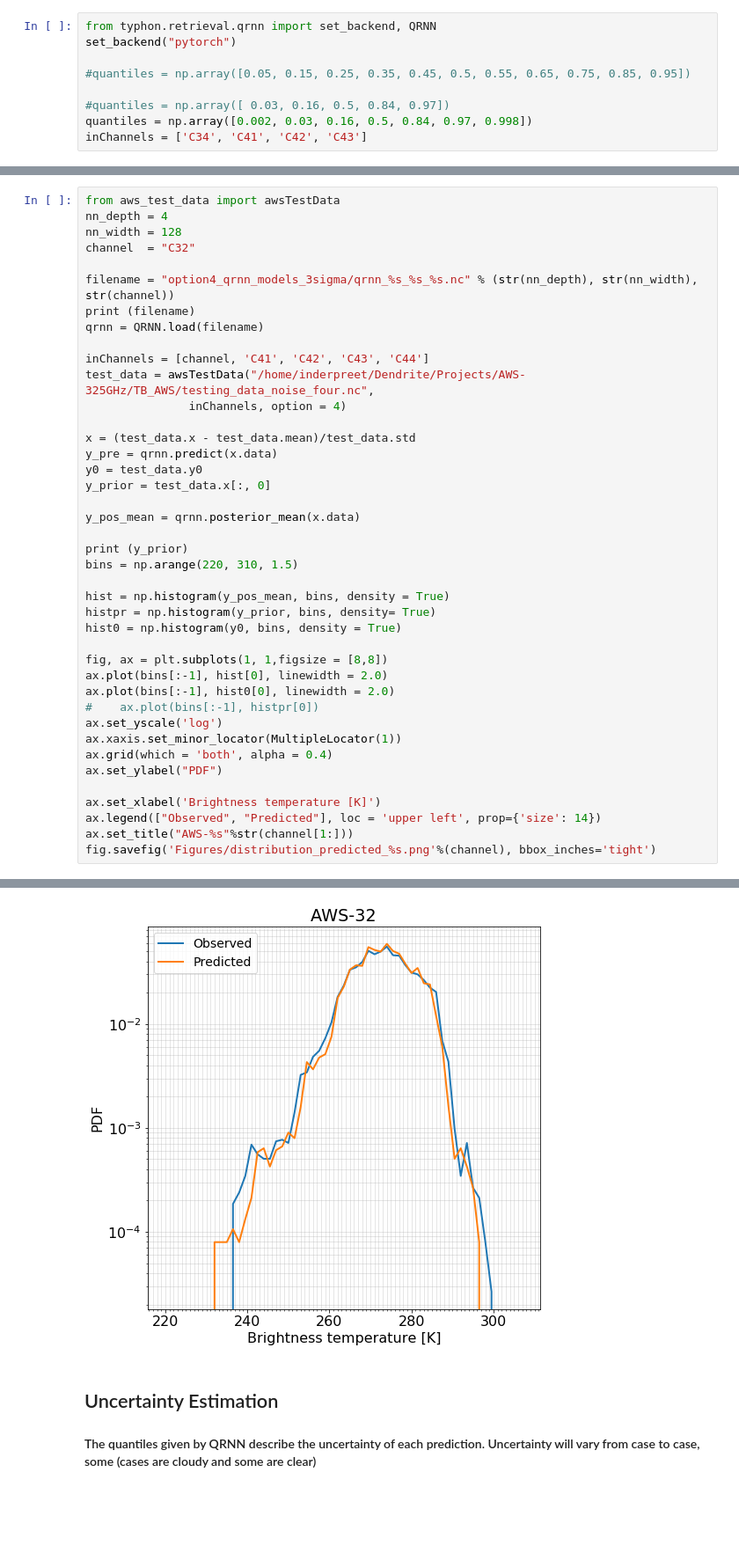
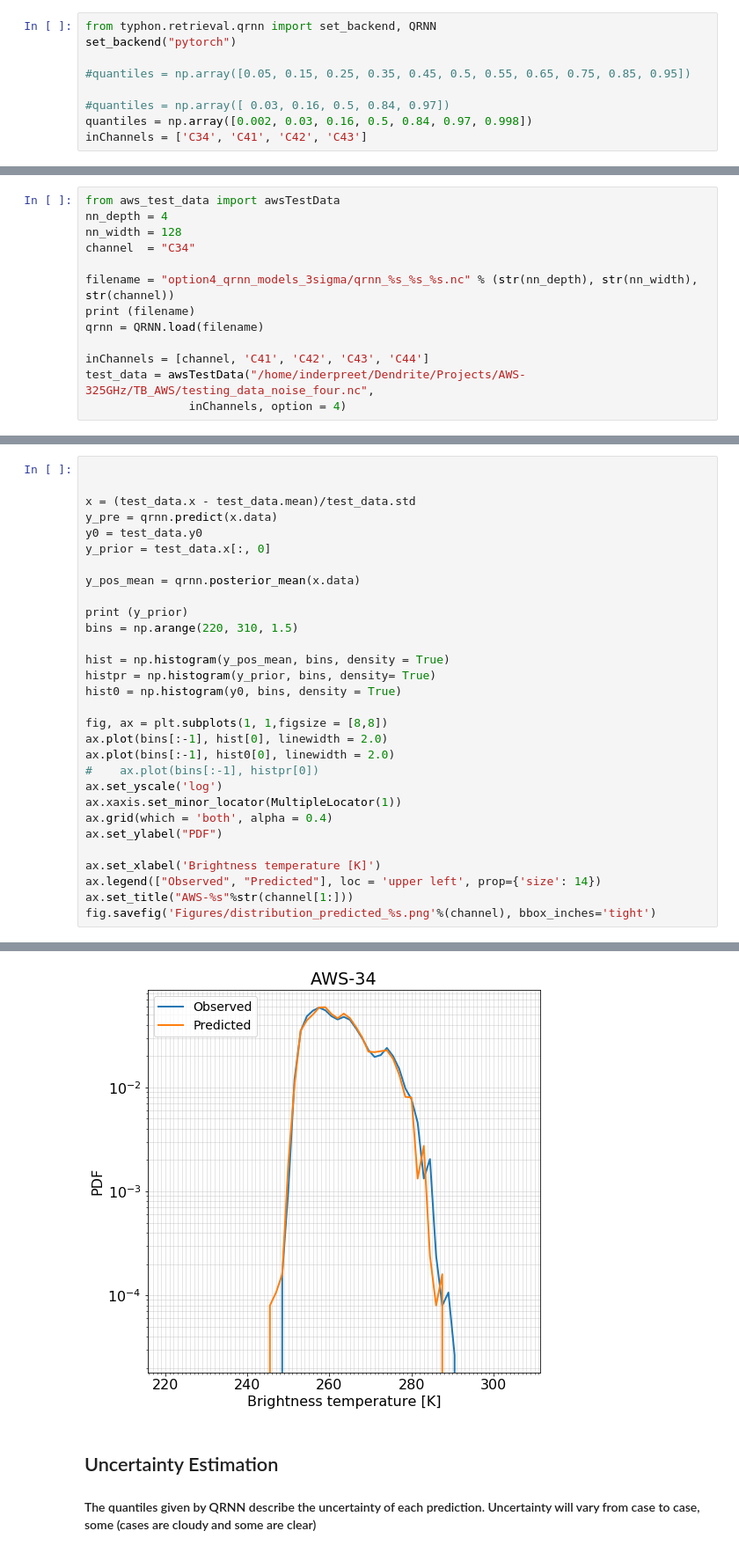
Before and after one commit to ikaur17/cloud_correction, a Jupyter notebook: Uncertainty_estimation.ipynb, the cells around one changed output, grey strips where cells are left out. Shown: that part at 88% size. Drawn from its saved outputs; the diff is of its cells as text; blank space fills up the shorter version.

Commit message:
backing up scripts for QRNN cloud correction

```diff
--- a/Uncertainty_estimation.ipynb
+++ b/Uncertainty_estimation.ipynb
@@ -29,0 +33,13 @@ inChannels = ['C34', 'C41', 'C42', 'C43']
+# %%
+from aws_test_data import awsTestData
+nn_depth = 4
+nn_width = 128
+channel  = "C34"
+
+filename = "option4_qrnn_models_3sigma/qrnn_%s_%s_%s.nc" % (str(nn_depth), str(nn_width), str(channel))
+print (filename)
+qrnn = QRNN.load(filename)
+
+inChannels = [channel, 'C41', 'C42', 'C43', 'C44']
+test_data = awsTestData("/home/inderpreet/Dendrite/Projects/AWS-325GHz/TB_AWS/testing_data_noise_four.nc",
+               inChannels, option = 4)
@@ -30,16 +49,5 @@ inChannels = ['C34', 'C41', 'C42', 'C43']
 # %%
-from aws_test_data import awsTestData
-nn_depth = 4
-nn_width = 128
-channel  = "C32"
 
-filename = "option4_qrnn_models_3sigma/qrnn_%s_%s_%s.nc" % (str(nn_depth), str(nn_width), str(channel))
-print (filename)
-qrnn = QRNN.load(filename)
-
-inChannels = [channel, 'C41', 'C42', 'C43', 'C44']
-test_data = awsTestData("/home/inderpreet/Dendrite/Projects/AWS-325GHz/TB_AWS/testing_data_noise_four.nc",
-               inChannels, option = 4)
 
 x = (test_data.x - test_data.mean)/test_data.std
 y_pre = qrnn.predict(x.data)
@@ -74,4 +81,4 @@ option4_qrnn_models_3sigma/qrnn_4_128_C32.nc
-[figure, old version]
+[figure, new version]
 # %% [markdown]
 ## Uncertainty Estimation
 #### The quantiles given by QRNN describe the uncertainty of each prediction. Uncertainty will vary from case to case, some (cases are cloudy and some are clear)
```
Also changed, not shown: parts of 10 cells of this notebook, 6 other files.
